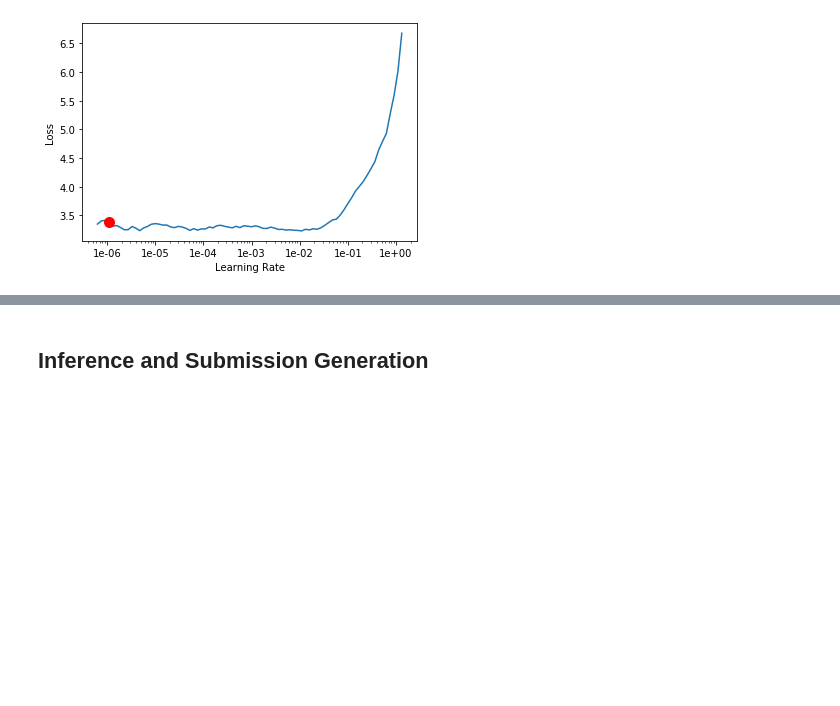
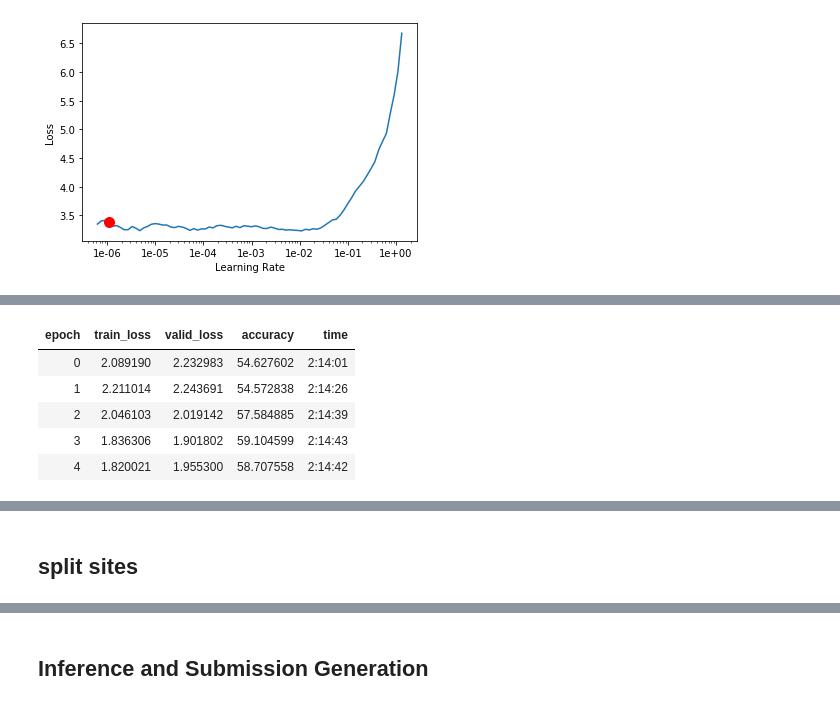
Before and after one commit to chengjiun/kaggle-2019Q3-cellular, a Jupyter notebook: Notebooks/rcic-fastai-effnetb5-512-gce.ipynb, the cells around one changed output, grey strips where cells are left out. Drawn from its saved outputs; the diff is of its cells as text; code cells hidden in the pictures; blank space fills up the shorter version.

```diff
--- a/Notebooks/rcic-fastai-effnetb5-512-gce.ipynb
+++ b/Notebooks/rcic-fastai-effnetb5-512-gce.ipynb
@@ -408,3 +417,12 @@ learn.fit_one_cycle(10,1e-4, callbacks=[SaveModelCallback(learn, every='improvem
 # %%
 learn.save('effnetb6-512-stage2')
 learn.export()
+# %%
+learn.fit_one_cycle(5,1e-4, callbacks=[SaveModelCallback(learn, every='improvement', monitor='accuracy')])
+# %% [output]
+| epoch | train_loss | valid_loss | accuracy | time |
+| 0 | 2.089190 | 2.232983 | 54.627602 | 2:14:01 |
+| 1 | 2.211014 | 2.243691 | 54.572838 | 2:14:26 |
+| 2 | 2.046103 | 2.019142 | 57.584885 | 2:14:39 |
+| 3 | 1.836306 | 1.901802 | 59.104599 | 2:14:43 |
+| 4 | 1.820021 | 1.955300 | 58.707558 | 2:14:42 |
@@ -410,0 +435,2 @@ learn.export()
+# %% [markdown]
+## split sites
```
Also changed, not shown: parts of 32 cells of this notebook.
